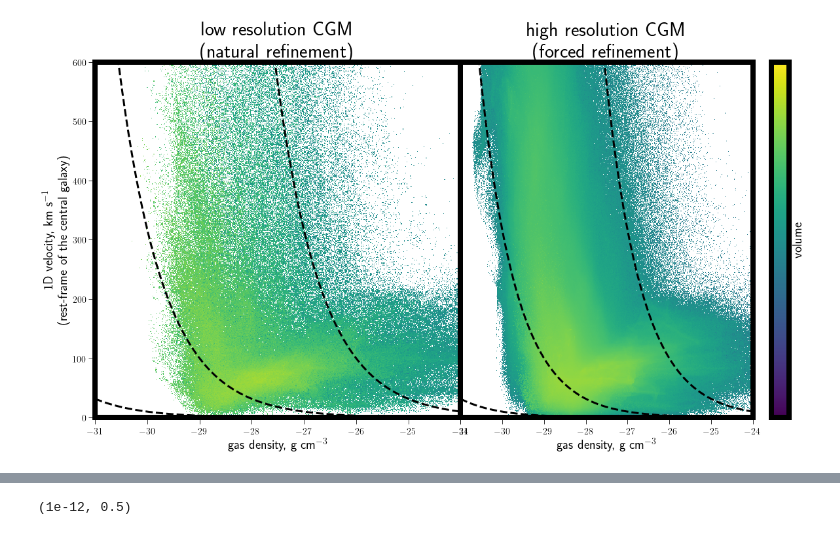
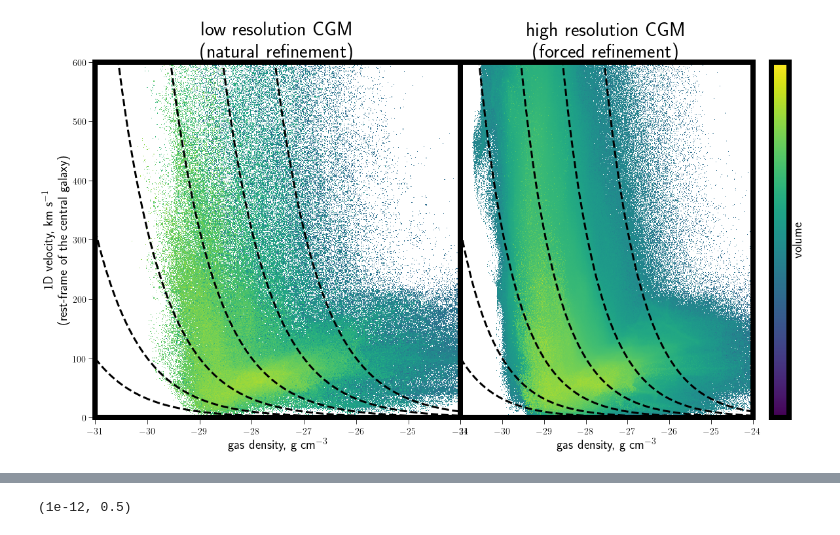
Before and after one commit to RaymondSimons/foggie_local, a Jupyter notebook: velocity_density_profiles.ipynb, the cells around one changed output, grey strips where cells are left out. Saved outputs shown, nothing was run; the diff lists cells and outputs as text; code cells hidden in the pictures.

```diff
--- a/velocity_density_profiles.ipynb
+++ b/velocity_density_profiles.ipynb
@@ -151,37 +151,37 @@ axes[1].set_ylabel('')
 
 axes[1].set_yticks([])
 
-Ps = yt.YTArray([1.e-18, 1.e-15, 1.e-12], 'dyn/cm**2')
+Ps = yt.YTArray([1.e-17, 1.e-16, 1.e-15, 1.e-14, 1.e-13, 1.e-12], 'dyn/cm**2')
 
 dns = yt.YTArray([1.*10**d for d in linspace(-31, -23, 300)], 'g/cm**3')
 
 for P in Ps:
     vs = sqrt(P/(dns)).to('km/s')
     axes[0].plot(log10(dns), vs, 'k--', linewidth = 3)
     axes[1].plot(log10(dns), vs, 'k--', linewidth = 3)
 
 
 
 for ax in axes.ravel():
     ax.set_xlim(mnd, mxd)
     ax.set_ylim(mnv, mxv)
 
 
 cbar = plt.colorbar(im2[3], ax = axes[1])
 
 
 axes[0].set_title('low resolution CGM \n(natural refinement)', fontsize = 30)
 axes[1].set_title('high resolution CGM \n(forced refinement)', fontsize = 30)
 
 #cbar.set_ticks({})
 
 
 #cbar.ax.tick_params(labelsize = 20)
 
 cbar.set_label('volume', fontsize = 20)
 
 fig.subplots_adjust(wspace = 0.0)
 
 fig.savefig('velocity_density.png', dpi = 300)
 # %% [output]
-[figure, old version]
+[figure, new version]
```
Also changed, not shown: parts of 6 cells of this notebook, 3 other files.
